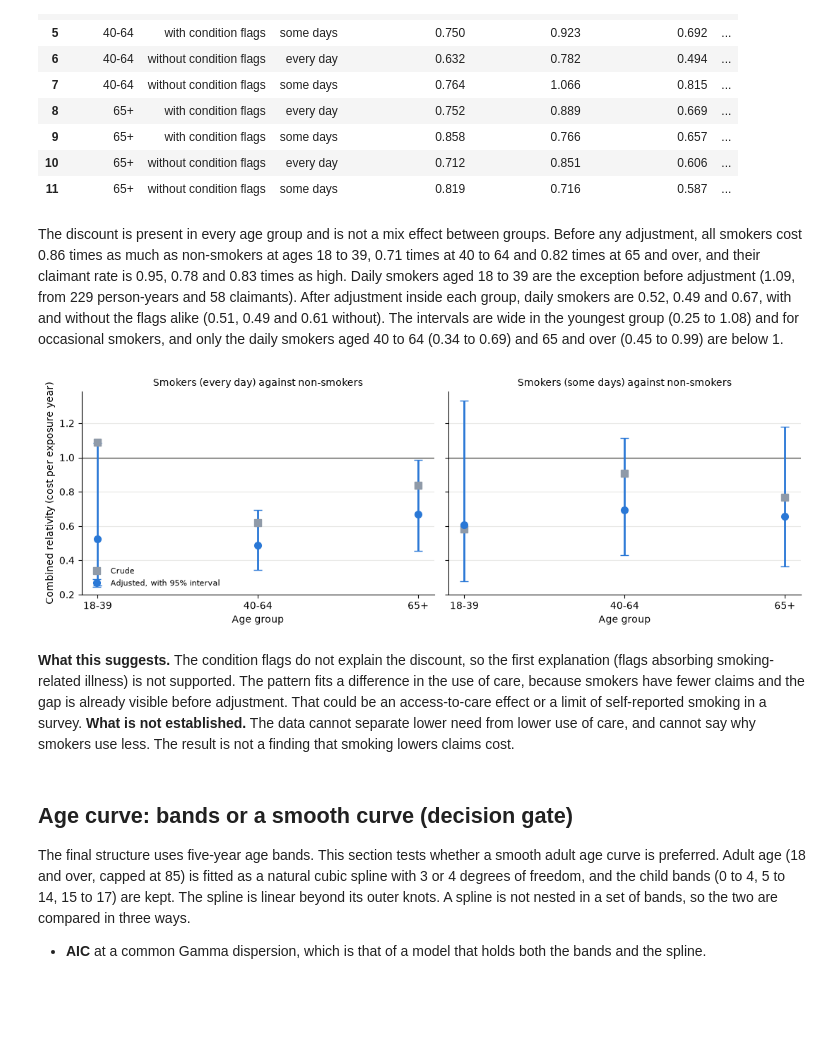
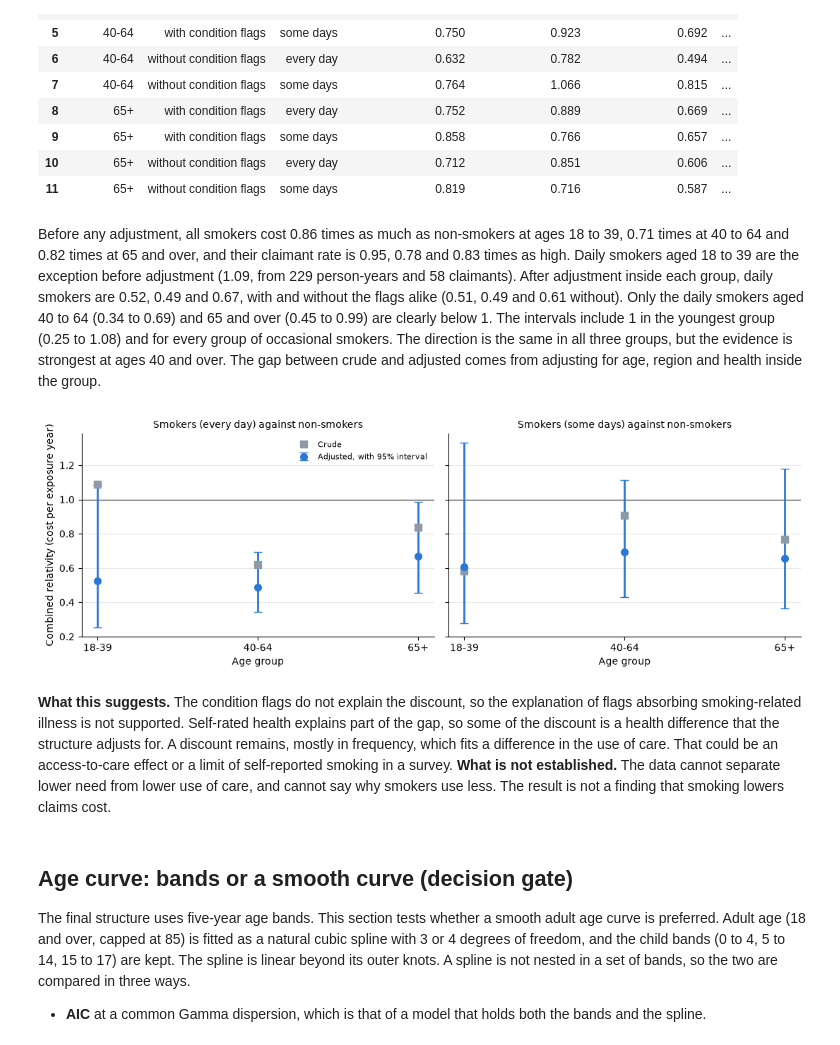
Before and after one commit to asudarmo/health-pricing-meps, a Jupyter notebook: notebooks/03_glm.ipynb, the cells around one changed output. Saved outputs shown, nothing was run; the diff lists cells and outputs as text; code cells hidden in the pictures; blank space fills up the shorter version.

Commit message:
Address QA notes on the smoking and age checks (#40, #41)
Adds the self-rated health variant of the smoking check and softens the wording.

Co-Authored-By: Claude Sonnet 5.5 <noreply@anthropic.com>

```diff
--- a/notebooks/03_glm.ipynb
+++ b/notebooks/03_glm.ipynb
@@ -2201,12 +2208,14 @@ adjusted_smoking
 | 10 | 65+ | without condition flags | every day | 0.712 | 0.851 | 0.606 | ... |
 | 11 | 65+ | without condition flags | some days | 0.819 | 0.716 | 0.587 | ... |
 # %% [markdown]
-The discount is present in every age group and is not a mix effect between groups. Before any adjustment, all smokers cost 0.86
-times as much as non-smokers at ages 18 to 39, 0.71 times at 40 to 64 and 0.82 times at 65 and over, and their claimant rate is
-0.95, 0.78 and 0.83 times as high. Daily smokers aged 18 to 39 are the exception before adjustment (1.09, from 229
-person-years and 58 claimants). After adjustment inside each group, daily smokers are 0.52, 0.49 and 0.67, with and without
-the flags alike (0.51, 0.49 and 0.61 without). The intervals are wide in the youngest group (0.25 to 1.08) and for occasional
-smokers, and only the daily smokers aged 40 to 64 (0.34 to 0.69) and 65 and over (0.45 to 0.99) are below 1.
+Before any adjustment, all smokers cost 0.86 times as much as non-smokers at ages 18 to 39, 0.71 times at 40 to 64 and 0.82
+times at 65 and over, and their claimant rate is 0.95, 0.78 and 0.83 times as high. Daily smokers aged 18 to 39 are the
+exception before adjustment (1.09, from 229 person-years and 58 claimants). After adjustment inside each group, daily smokers
+are 0.52, 0.49 and 0.67, with and without the flags alike (0.51, 0.49 and 0.61 without). Only the daily smokers aged 40 to 64
+(0.34 to 0.69) and 65 and over (0.45 to 0.99) are clearly below 1. The intervals include 1 in the youngest group (0.25 to
+1.08) and for every group of occasional smokers. The direction is the same in all three groups, but the evidence is
+strongest at ages 40 and over. The gap between crude and adjusted comes from adjusting for age, region and health inside
+the group.
 # %%
 shown = adjusted_smoking[adjusted_smoking["model"] == "with condition flags"]
 fig, axes = plt.subplots(1, 2, figsize=(11, 3.8), sharey=True)
@@ -2220,41 +2229,42 @@ for ax, level in zip(axes, ("every day", "some days")):
         yerr=[
             part["combined_relativity"] - part["combined_lower_95"],
             part["combined_upper_95"] - part["combined_relativity"],
         ],
         fmt="o",
         markersize=7,
         capsize=4,
         linewidth=2,
         color="#2a78d6",
         label="Adjusted, with 95% interval",
     )
     ax.plot(
         range(len(crude)),
         crude["crude_cost_relativity"],
         marker="s",
         markersize=7,
         linestyle="none",
         color="#8f9aa8",
         label="Crude",
     )
     ax.set_xticks(range(len(part)), part["age_group"])
     ax.set_title(f"Smokers ({level}) against non-smokers", fontsize=10)
     ax.set_xlabel("Age group")
     ax.grid(axis="y", color="#e8e8e6", linewidth=0.8)
     for side in ("top", "right"):
         ax.spines[side].set_visible(False)
 axes[0].set_ylabel("Combined relativity (cost per exposure year)")
-axes[0].legend(frameon=False, fontsize=8, loc="lower left")
+axes[0].legend(frameon=False, fontsize=8, loc="upper right")
 plt.tight_layout()
 plt.show()
 # %% [output]
-[figure, old version]
+[figure, new version]
 # %% [markdown]
-**What this suggests.** The condition flags do not explain the discount, so the first explanation (flags absorbing
-smoking-related illness) is not supported. The pattern fits a difference in the use of care, because smokers have fewer
-claims and the gap is already visible before adjustment. That could be an access-to-care effect or a limit of self-reported
-smoking in a survey. **What is not established.** The data cannot separate lower need from lower use of care, and cannot say
-why smokers use less. The result is not a finding that smoking lowers claims cost.
+**What this suggests.** The condition flags do not explain the discount, so the explanation of flags absorbing
+smoking-related illness is not supported. Self-rated health explains part of the gap, so some of the discount is a health
+difference that the structure adjusts for. A discount remains, mostly in frequency, which fits a difference in the use of care.
+That could be an access-to-care effect or a limit of self-reported smoking in a survey. **What is not established.** The
+data cannot separate lower need from lower use of care, and cannot say why smokers use less. The result is not a finding that
+smoking lowers claims cost.
 # %% [markdown]
 ## Age curve: bands or a smooth curve (decision gate)
 
```
Also changed, not shown: parts of 5 cells of this notebook, 5 other files.
